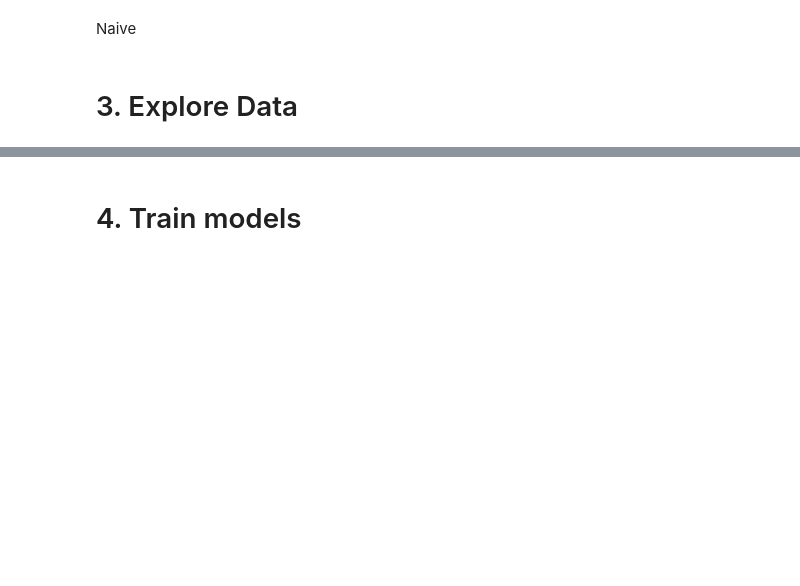
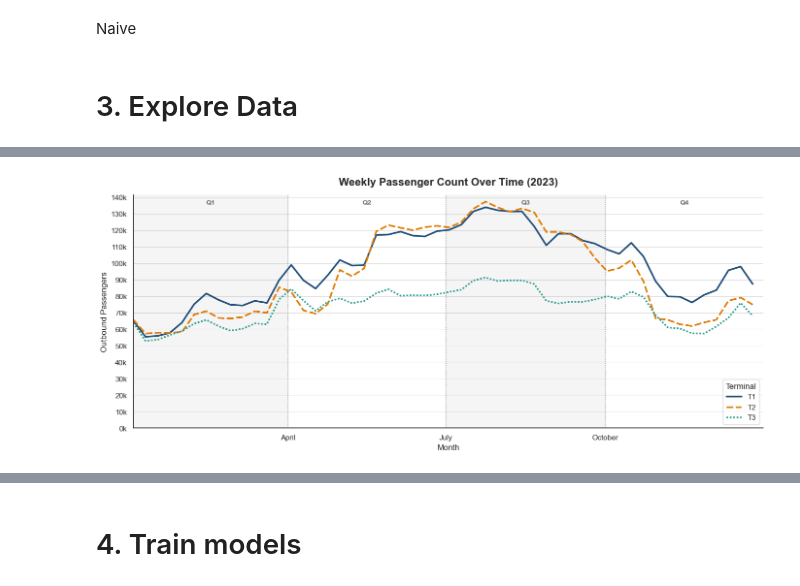
Before and after one commit to keith-17/Data-Projects, a Jupyter notebook: CAVU/analysis/analysis.ipynb, the cells around one changed output, grey strips where cells are left out. Cells and saved outputs as stored; diff of their text form; code cells hidden in the pictures; blank space fills up the shorter version.

```diff
--- a/CAVU/analysis/analysis.ipynb
+++ b/CAVU/analysis/analysis.ipynb
@@ -372,24 +615,56 @@ sliced_flights_df.head()
 # %%
-ax = sliced_flights_df.groupby(['weekofyear','terminal_name']).agg({'pax_quantity': 'sum'}).unstack().droplevel(level=0, axis=1).plot(
-    kind='line', title='Weekly Passenger Count Over Time', figsize=(12,6)
-)
+import seaborn as sns
+
+sns.set_theme(style='white', context='notebook')
+
+YEAR = 2023
+pax = sliced_flights_df[pd.to_datetime(sliced_flights_df['flight_date']).dt.year == YEAR].copy()
+pax['week_start'] = pd.to_datetime(pax['flight_date']).dt.to_period('W-SUN').dt.start_time
+weekly_pax = pax.groupby(['week_start', 'terminal_name'], as_index=False)['pax_quantity'].sum()
+
+# drop partial weeks at either end of the data range
+first_full = pd.to_datetime(pax['flight_date']).min().normalize()
+first_full = first_full if first_full.weekday() == 0 else first_full + pd.offsets.Week(weekday=0)
+last_full = (pd.to_datetime(pax['flight_date']).max().normalize() - pd.Timedelta(days=6))
+weekly_pax = weekly_pax[weekly_pax['week_start'].between(first_full, last_full)]
+
+terminal_colors = dict(zip(sorted(weekly_pax['terminal_name'].unique()), ['#1f4e79', '#e07b00', '#2a9d8f', '#c0392b']))
+fig, ax = plt.subplots(figsize=(14, 6))
+sns.lineplot(data=weekly_pax, x='week_start', y='pax_quantity', hue='terminal_name',
+             style='terminal_name', palette=terminal_colors, linewidth=2.5, ax=ax)
 ax.set_ylim(bottom=0)
-ax.yaxis.set_major_formatter(plt.FuncFormatter(lambda x, _: f"{int(x):,}"))
-ax.grid(True, axis='y', linestyle='--', alpha=0.5)
+ax.grid(axis='y', color='grey', alpha=0.25, linewidth=0.8)
+ax.grid(axis='x', visible=False)
+ax.set_axisbelow(True)
+ax.yaxis.set_major_locator(plt.MultipleLocator(10_000))
+ax.yaxis.set_major_formatter(plt.FuncFormatter(lambda x, _: f"{int(x / 1000)}k"))
 
-lines = ax.get_lines()
-if len(lines) > 1:
-    lines[1].set_linestyle('--')
+# calendar quarters (matches financial_quarter = flight_date.dt.quarter)
+x_min, x_max = weekly_pax['week_start'].min(), weekly_pax['week_start'].max() + pd.Timedelta(days=6)
+q_starts = pd.date_range(x_min.to_period('Q').start_time, x_max, freq='QS')
+y_top = ax.get_ylim()[1]
+for i, qs in enumerate(q_starts):
+    qe = qs + pd.offsets.QuarterBegin(startingMonth=1)
+    lo, hi = max(qs, x_min), min(qe, x_max)
+    if i % 2 == 0:
+        ax.axvspan(lo, hi, color='grey', alpha=0.08, zorder=0)
+    ax.axvline(qs, color='grey', linestyle=':', linewidth=1)
+    ax.text(lo + (hi - lo) / 2, y_top * 0.98, f"Q{qs.quarter}", color='dimgrey',
+            ha='center', va='top', fontsize=10, fontweight='bold')
 
-for q, label in zip([13, 26, 39, 52], ['Q1', 'Q2', 'Q3', 'Q4']):
-    ax.axvline(x=q, color='gray', linestyle=':', linewidth=1)
-    ax.text(q, ax.get_ylim()[1], label, color='gray', ha='center', va='top', fontsize=10)
-
-    ax.set_ylabel('Outbound Passengers')
-    ax.set_xlabel('Week of Year')
+ax.set_xlim(x_min, x_max)
+ax.xaxis.set_major_locator(mdates.MonthLocator(interval=3))
+ax.xaxis.set_major_formatter(mdates.DateFormatter('%B'))
+ax.set_title(f'Weekly Passenger Count Over Time ({YEAR})', fontsize=16, fontweight='bold', pad=14)
+ax.set_xlabel('Month')
+ax.set_ylabel('Outbound Passengers')
+ax.legend(title='Terminal', frameon=True, loc='lower right')
+sns.despine(ax=ax)
 
 plt.tight_layout()
 plt.show()
+# %% [output]
+[figure, added]
 # %%
 plt.figure(figsize=(14, 6))
 for terminal in master_df['terminal'].unique():
```
Also changed, not shown: parts of 57 cells of this notebook, 6 other files.
